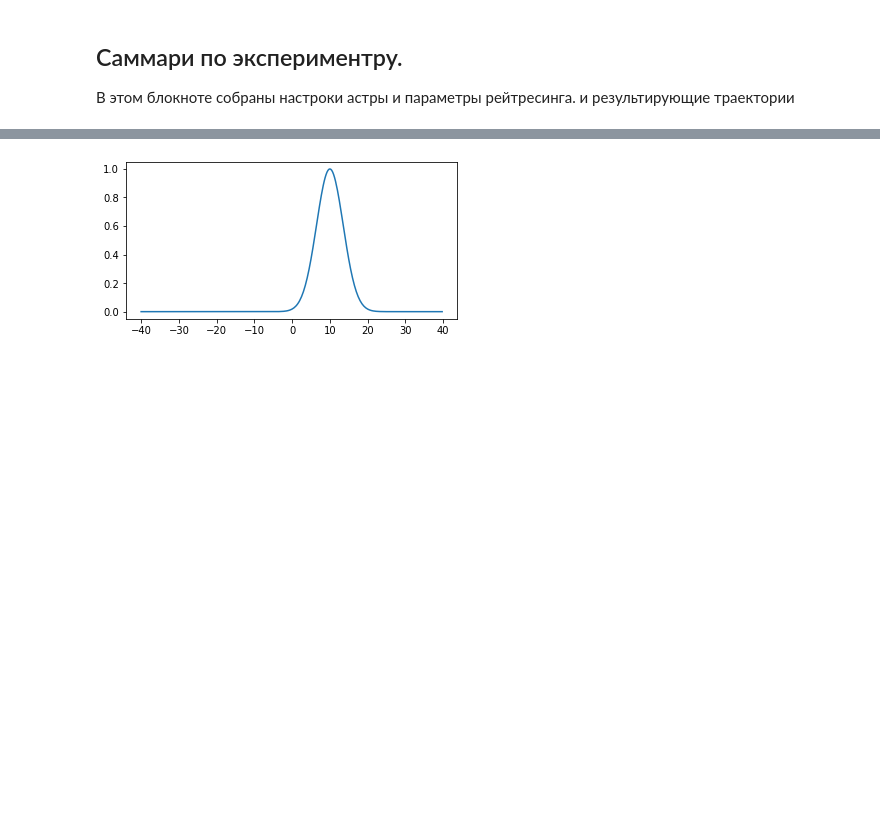
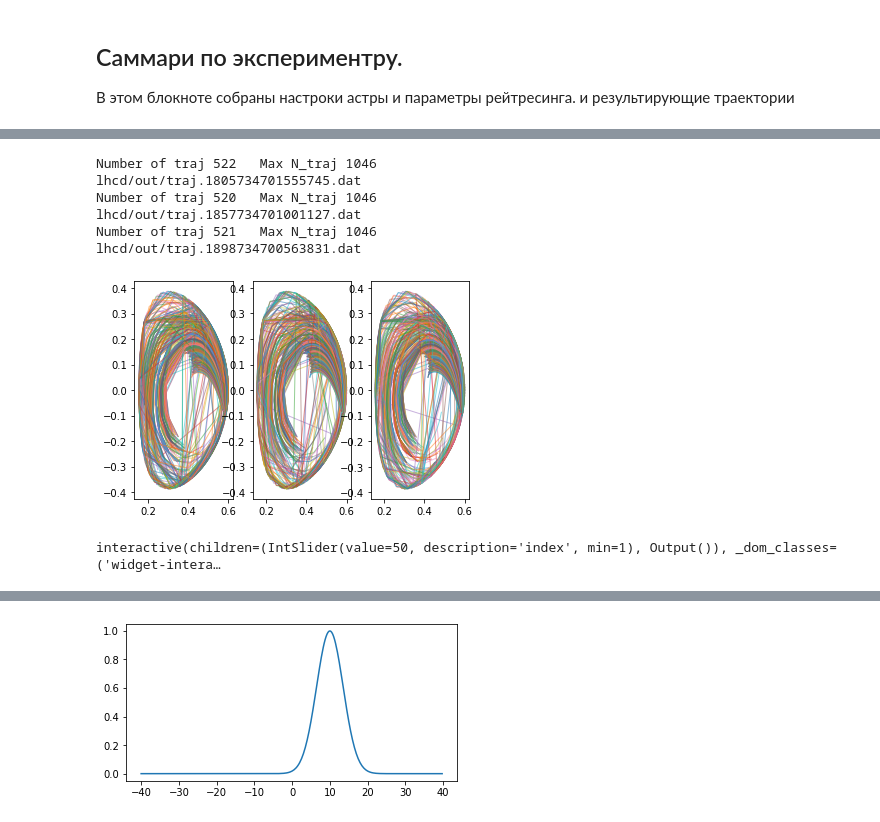
Before and after one commit to temper8/Discharge, a Jupyter notebook: astra/summary.ipynb, the cells around one changed output, grey strips where cells are left out. Saved outputs shown, nothing was run; the diff lists cells and outputs as text; code cells hidden in the pictures; blank space fills up the shorter version.

```diff
--- a/astra/summary.ipynb
+++ b/astra/summary.ipynb
@@ -5,3 +44,23 @@
+# %%
+R1.few_plot_trajectories([5,57,98])
+# %% [output]
+Number of traj 522   Max N_traj 1046
+lhcd/out/traj.1805734701555745.dat
+Number of traj 520   Max N_traj 1046
+lhcd/out/traj.1857734701001127.dat
+Number of traj 521   Max N_traj 1046
+lhcd/out/traj.1898734700563831.dat
+[figure, added]
+# %%
+from ipywidgets import interactive
+
+def plot_func(index):
+    R1.plot_trajectory(R1.traj_list[index])
+
+w = interactive(plot_func, index = (1, len(R1.traj_list)))
+w
+# %% [output]
+interactive(children=(IntSlider(value=50, description='index', min=1), Output()), _dom_classes=('widget-intera…
 # %%
 import astra
 astra.summary()
```
Also changed, not shown: parts of 10 cells of this notebook.
